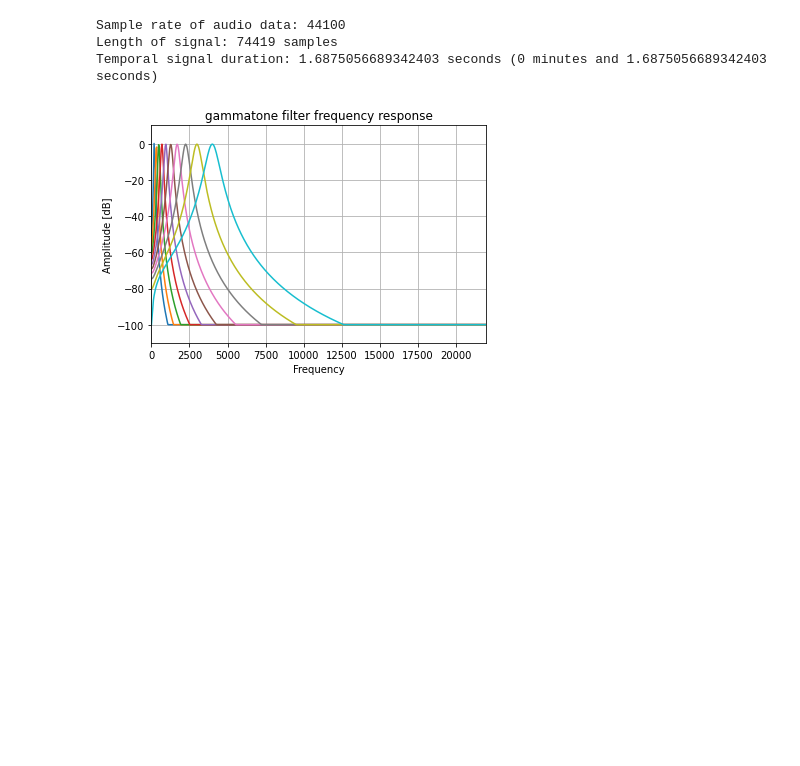
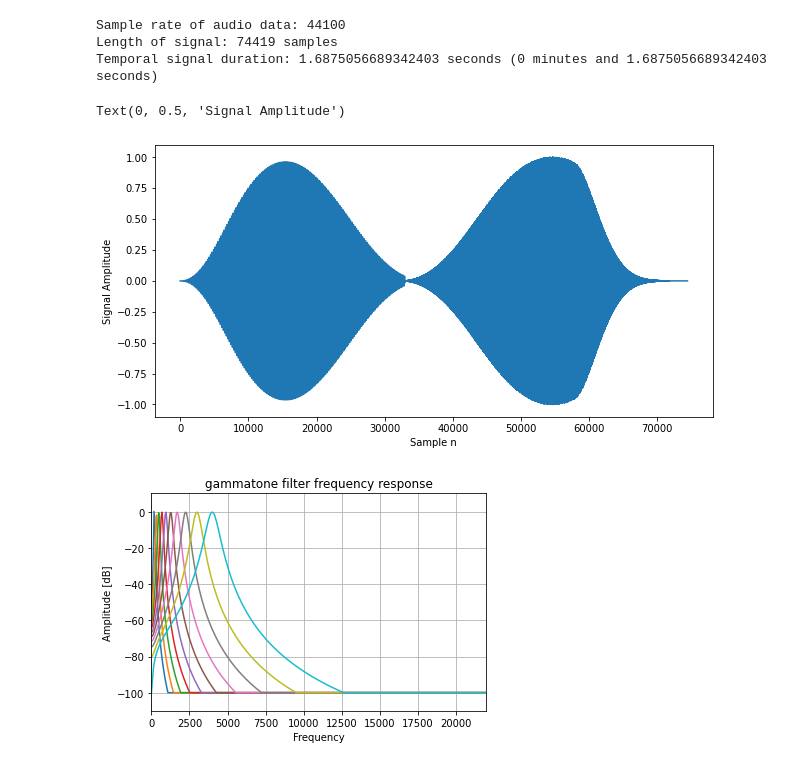
Before and after one commit to rnatarajan98/Cochlea_Modelling, a Jupyter notebook: main.ipynb, the cells around one changed output. Saved outputs shown, nothing was run; the diff lists cells and outputs as text; code cells hidden in the pictures; blank space fills up the shorter version.

```diff
--- a/main.ipynb
+++ b/main.ipynb
@@ -16,7 +15,7 @@ import matplotlib.gridspec as gridspec
 
 #samplerate, data = wavfile.read('audio.wav')
 #samplerate, data = wavfile.read('sinusoids.wav')
-samplerate, data = wavfile.read('sinusoid_pulse_200_2000.wav')
+samplerate, data = wavfile.read('Audio/sinusoid_pulse_200_2000.wav')
 
 
 # Discard single channel as we model only one ear in this case
@@ -36,12 +35,14 @@ Temporal signal duration: 1.6875056689342403 seconds (0 minutes and 1.6875056689
 #Rescale signal between -1 and 1
 audio = tools.rescale(audio, (-1, 1))
 # %%
-# # Plot signal in the time domain
-# plt.figure(figsize=(10, 5))
-# plt.plot(audio)
-# plt.xlabel('Sample n')
-# plt.ylabel('Signal Amplitude')
-# plt.title('Dave Brubeck - Take Five')
+# Plot signal in the time domain
+plt.figure(figsize=(10, 5))
+plt.plot(audio)
+plt.xlabel('Sample n')
+plt.ylabel('Signal Amplitude')
+# %% [output]
+Text(0, 0.5, 'Signal Amplitude')
+[figure, added]
 # %%
 # # Plot signal in the fourier domain
 # audio_fft = np.fft.fft(audio)
```
Also changed, not shown: parts of 5 cells of this notebook, 10 other files.
